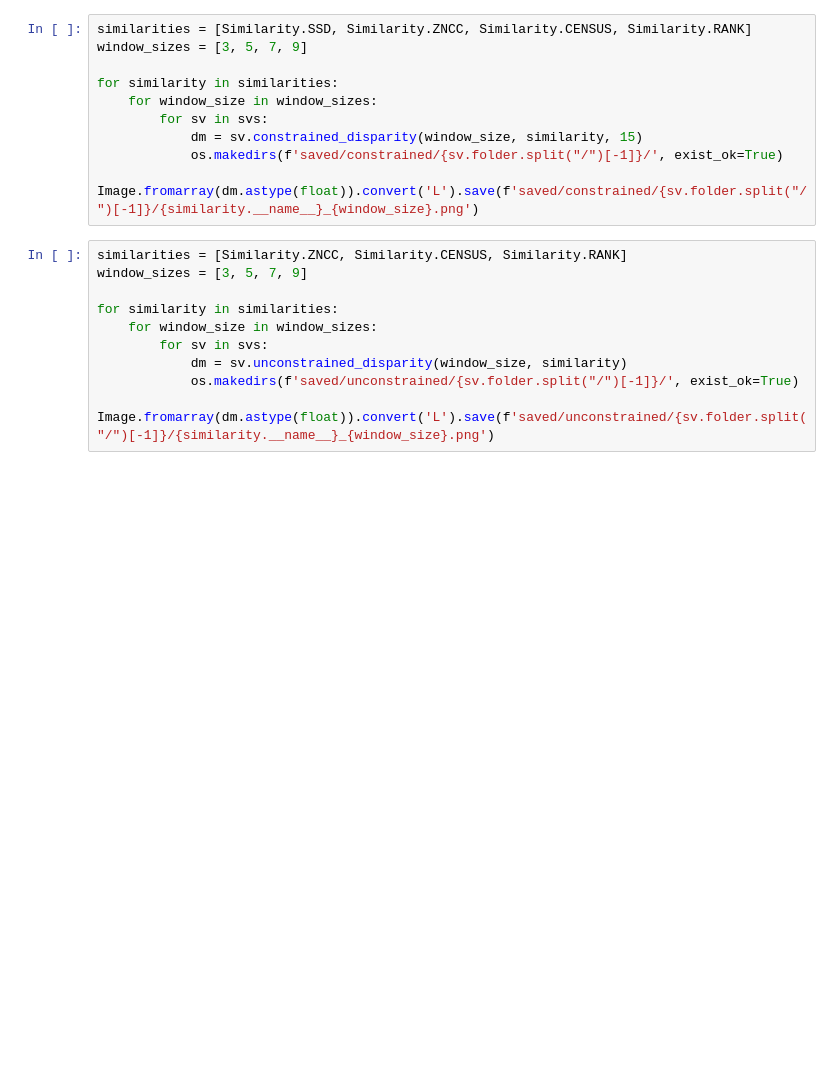
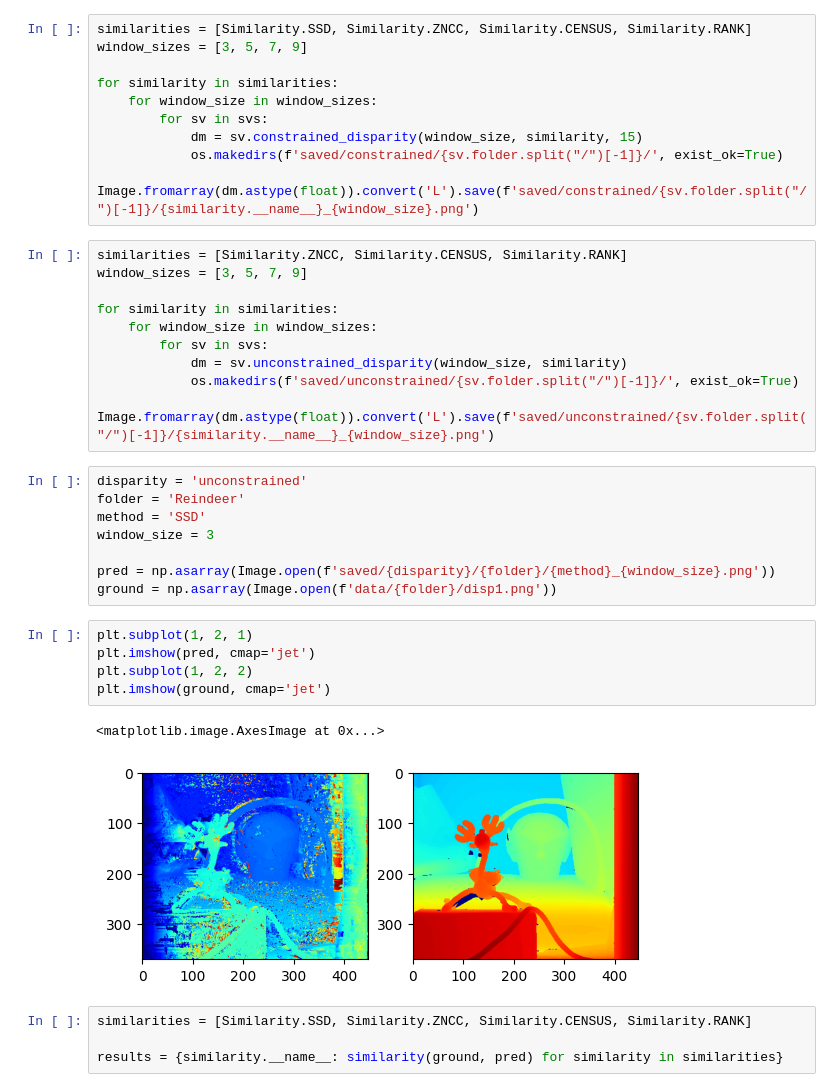
Before and after one commit to 1rsh/EC69210, a Jupyter notebook: exp4/main.ipynb, the cells around one changed output. Drawn from its saved outputs; the diff is of its cells as text; blank space fills up the shorter version.

Commit message:
add: evaluation results

```diff
--- a/exp4/main.ipynb
+++ b/exp4/main.ipynb
@@ -240,3 +240,23 @@ for similarity in similarities:
             dm = sv.unconstrained_disparity(window_size, similarity)
             os.makedirs(f'saved/unconstrained/{sv.folder.split("/")[-1]}/', exist_ok=True)
             Image.fromarray(dm.astype(float)).convert('L').save(f'saved/unconstrained/{sv.folder.split("/")[-1]}/{similarity.__name__}_{window_size}.png')
+# %%
+disparity = 'unconstrained'
+folder = 'Reindeer'
+method = 'SSD'
+window_size = 3
+
+pred = np.asarray(Image.open(f'saved/{disparity}/{folder}/{method}_{window_size}.png'))
+ground = np.asarray(Image.open(f'data/{folder}/disp1.png'))
+# %%
+plt.subplot(1, 2, 1)
+plt.imshow(pred, cmap='jet')
+plt.subplot(1, 2, 2)
+plt.imshow(ground, cmap='jet')
+# %% [output]
+<matplotlib.image.AxesImage at 0x...>
+[figure, added]
+# %%
+similarities = [Similarity.SSD, Similarity.ZNCC, Similarity.CENSUS, Similarity.RANK]
+
+results = {similarity.__name__: similarity(ground, pred) for similarity in similarities}
```
Also changed, not shown: parts of 2 cells of this notebook.
